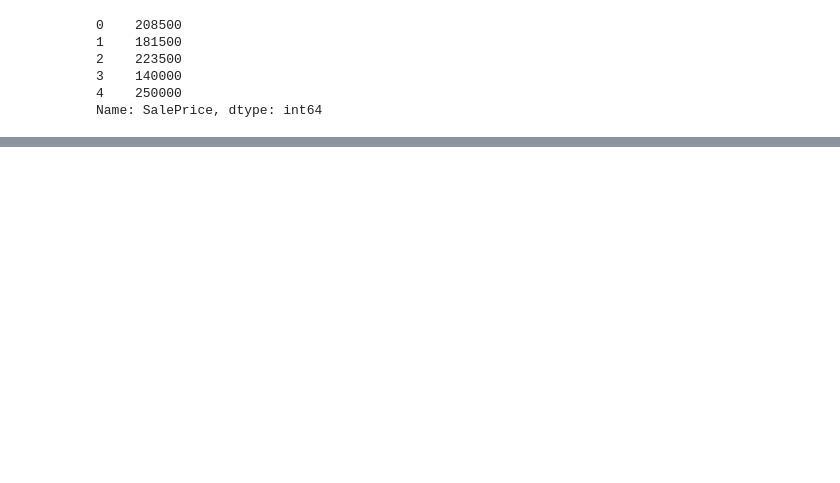
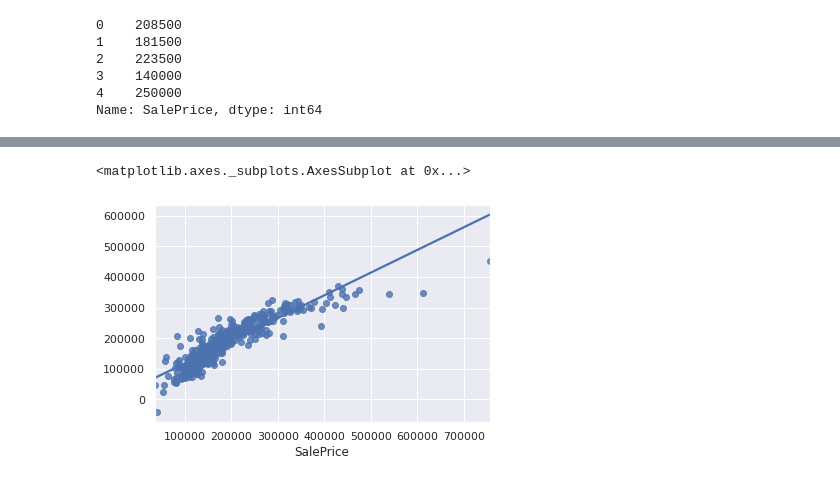
Before and after one commit to rogerserramartin/Machine_Learning, a Jupyter notebook: Data_Science_House_Price_Predictions.ipynb, the cells around one changed output, grey strips where cells are left out. Cells and saved outputs as stored; diff of their text form; code cells hidden in the pictures; blank space fills up the shorter version.

```diff
--- a/Data_Science_House_Price_Predictions.ipynb
+++ b/Data_Science_House_Price_Predictions.ipynb
@@ -547,0 +491,5 @@ plt.show()
+# %%
+sns.regplot(x=y_test, y=predicted_home_prices, ci=None, color="b")
+# %% [output]
+<matplotlib.axes._subplots.AxesSubplot at 0x...>
+[figure, added]
```
Also changed, not shown: parts of 12 cells of this notebook.
